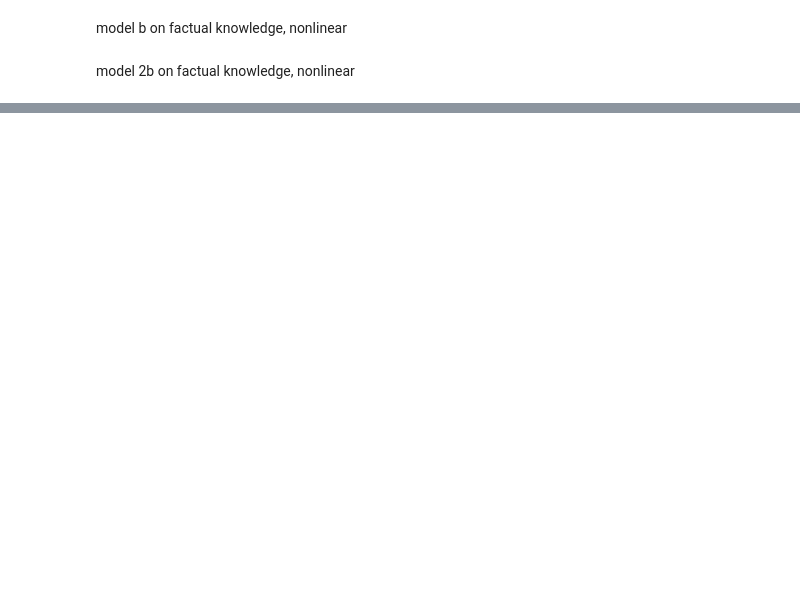
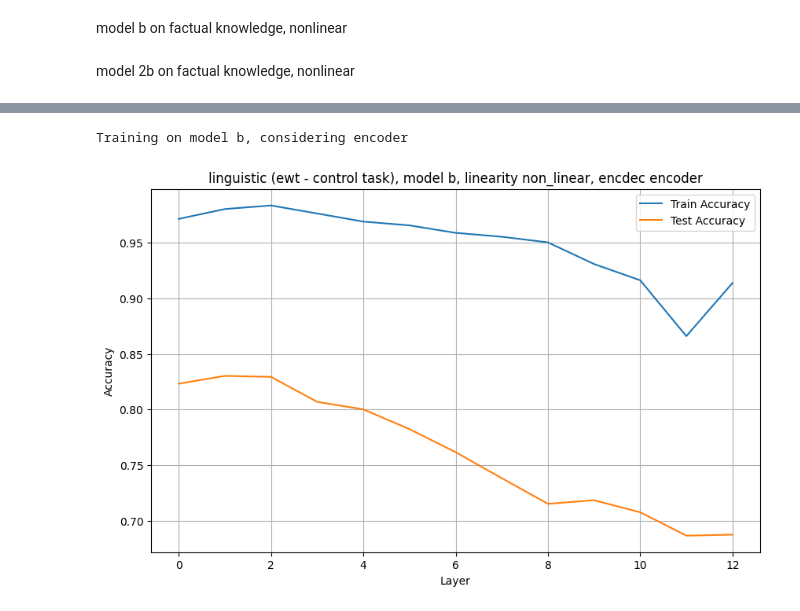
Before and after one commit to rrossierba/digital-transformation-computer-security, a Jupyter notebook: probe_t5.ipynb, the cells around one changed output, grey strips where cells are left out. Saved outputs shown, nothing was run; the diff lists cells and outputs as text; code cells hidden in the pictures; blank space fills up the shorter version.

```diff
--- a/probe_t5.ipynb
+++ b/probe_t5.ipynb
@@ -1246,0 +1252,6 @@ plot_accuracies(decoder_results[0], decoder_results[1], '2b', 'non_linear', 'lin
+# %%
+control_task_results = iterate_training_layers(**configb, encdec='encoder', label='ct_upos_tag')
+plot_accuracies(control_task_results[0], control_task_results[1], 'b', 'non_linear', 'linguistic (ewt - control task)', 'encoder')
+# %% [output]
+Training on model b, considering encoder
+[figure, added]
```
Also changed, not shown: parts of 66 cells of this notebook.
